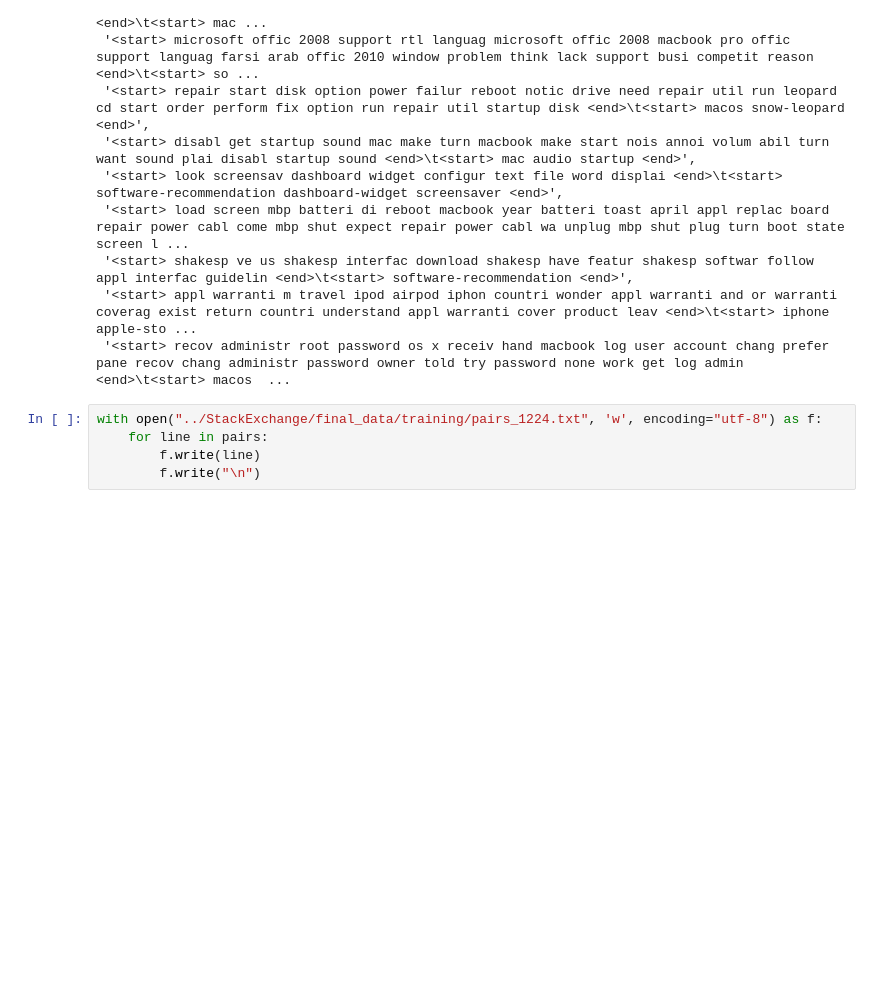
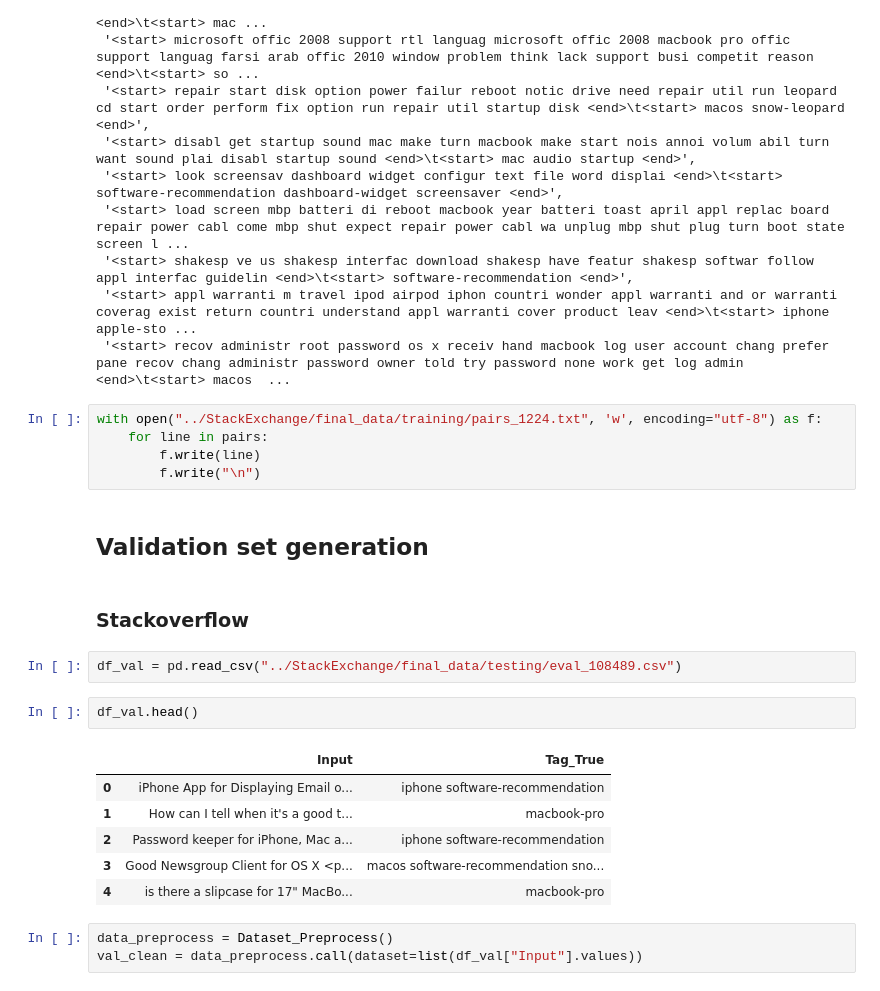
Before and after one commit to NoleWang/Respondent_Recommendation, a Jupyter notebook: Data/tools/StackExchange_Preprocess.ipynb, the cells around one changed output. Drawn from its saved outputs; the diff is of its cells as text; blank space fills up the shorter version.

```diff
--- a/Data/tools/StackExchange_Preprocess.ipynb
+++ b/Data/tools/StackExchange_Preprocess.ipynb
@@ -389,3 +389,21 @@ with open("../StackExchange/final_data/training/pairs_1224.txt", 'w', encoding="
     for line in pairs:
         f.write(line)
         f.write("\n")
+# %% [markdown]
+## Validation set generation
+# %% [markdown]
+### Stackoverflow
+# %%
+df_val = pd.read_csv("../StackExchange/final_data/testing/eval_108489.csv")
+# %%
+df_val.head()
+# %% [output]
+|  | Input | Tag_True |
+| 0 | iPhone App for Displaying Email o... | iphone software-recommendation |
+| 1 | How can I tell when it's a good t... | macbook-pro |
+| 2 | Password keeper for iPhone, Mac a... | iphone software-recommendation |
+| 3 | Good Newsgroup Client for OS X <p... | macos software-recommendation sno... |
+| 4 | is there a slipcase for 17" MacBo... | macbook-pro |
+# %%
+data_preprocess = Dataset_Preprocess()
+val_clean = data_preprocess.call(dataset=list(df_val["Input"].values))
```
Also changed, not shown: parts of 8 cells of this notebook, 2 other files.
